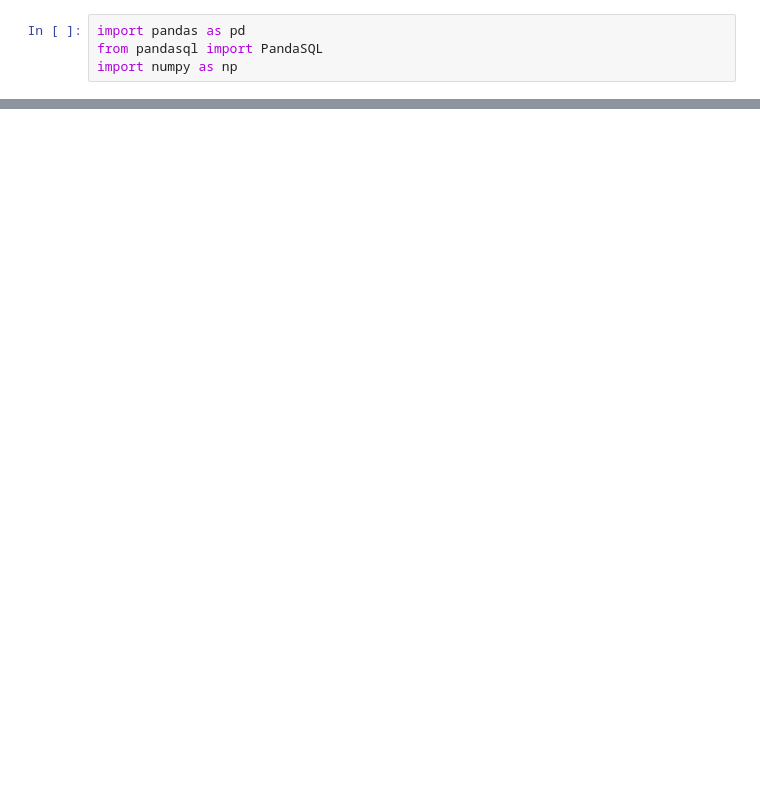
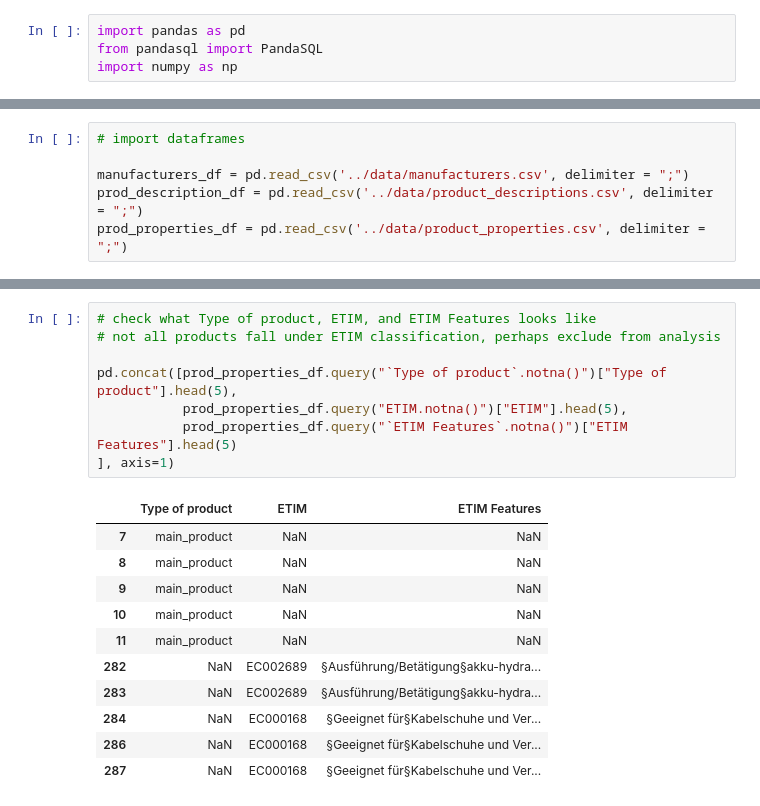
Before and after one commit to jonfoong/nexmart-codechallenge, a Jupyter notebook: notebooks/assignment.ipynb, the cells around one changed output, grey strips where cells are left out. Cells and saved outputs as stored; diff of their text form; blank space fills up the shorter version.

```diff
--- a/notebooks/assignment.ipynb
+++ b/notebooks/assignment.ipynb
@@ -261,0 +16,6 @@ result_df
+# %%
+# import dataframes
+
+manufacturers_df = pd.read_csv('../data/manufacturers.csv', delimiter = ";")
+prod_description_df = pd.read_csv('../data/product_descriptions.csv', delimiter = ";")
+prod_properties_df = pd.read_csv('../data/product_properties.csv', delimiter = ";")
@@ -261,0 +204,20 @@ result_df
+# %%
+# check what Type of product, ETIM, and ETIM Features looks like
+# not all products fall under ETIM classification, perhaps exclude from analysis
+
+pd.concat([prod_properties_df.query("`Type of product`.notna()")["Type of product"].head(5),
+           prod_properties_df.query("ETIM.notna()")["ETIM"].head(5),
+           prod_properties_df.query("`ETIM Features`.notna()")["ETIM Features"].head(5)
+], axis=1)
+# %% [output]
+|  | Type of product | ETIM | ETIM Features |
+| 7 | main_product | NaN | NaN |
+| 8 | main_product | NaN | NaN |
+| 9 | main_product | NaN | NaN |
+| 10 | main_product | NaN | NaN |
+| 11 | main_product | NaN | NaN |
+| 282 | NaN | EC002689 | §Ausführung/Betätigung§akku-hydra... |
+| 283 | NaN | EC002689 | §Ausführung/Betätigung§akku-hydra... |
+| 284 | NaN | EC000168 | §Geeignet für§Kabelschuhe und Ver... |
+| 286 | NaN | EC000168 | §Geeignet für§Kabelschuhe und Ver... |
+| 287 | NaN | EC000168 | §Geeignet für§Kabelschuhe und Ver... |
```
Also changed, not shown: parts of 83 cells of this notebook.
